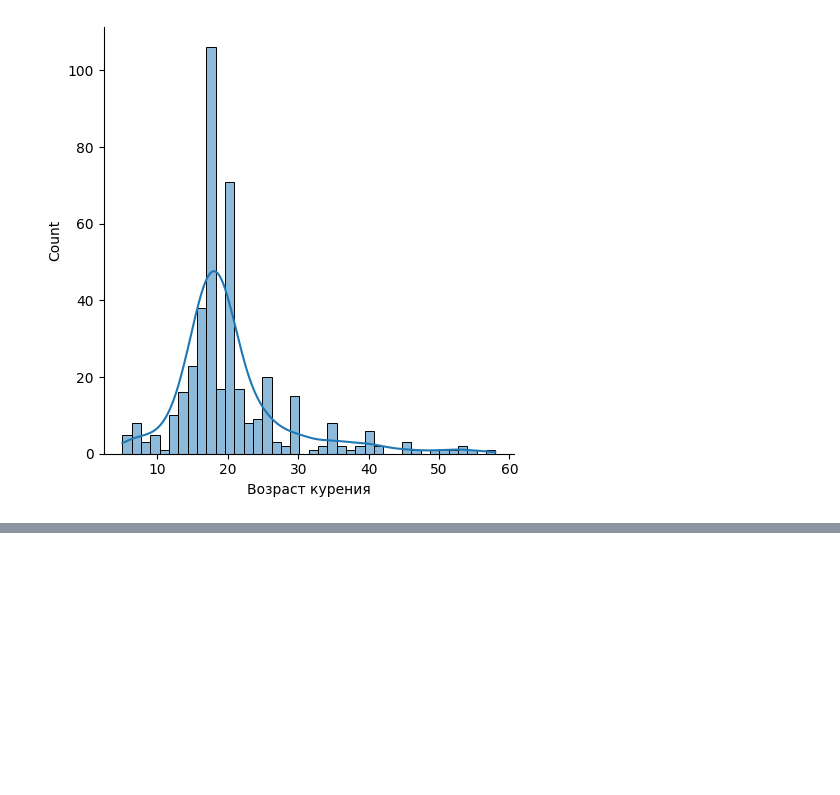
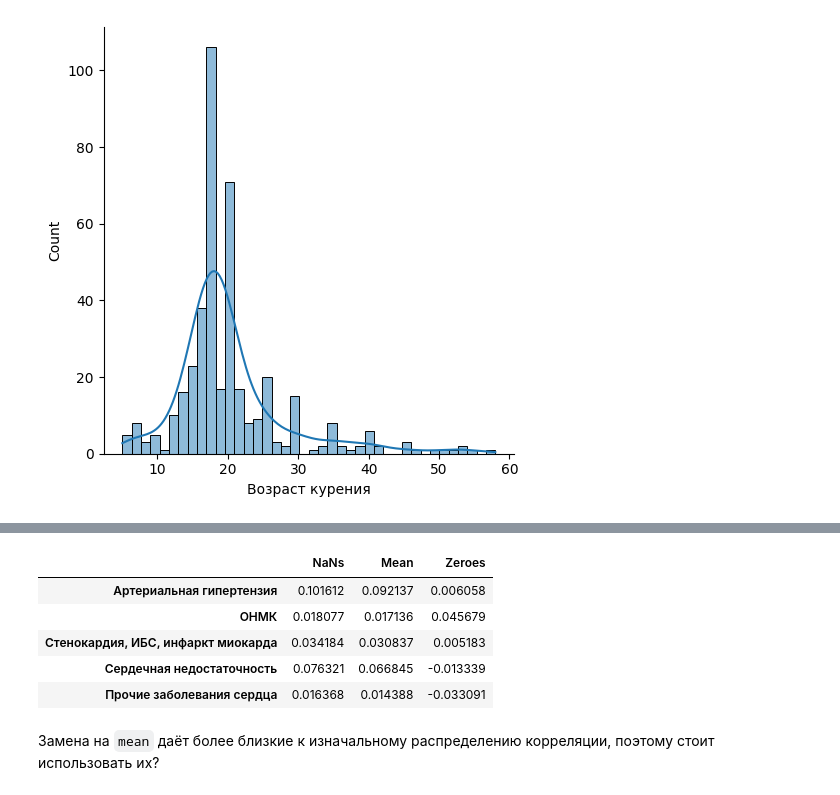
Before and after one commit to eugineerd/datascience-lab-1, a Jupyter notebook: notebooks/exploration.ipynb, the cells around one changed output, grey strips where cells are left out. Saved outputs shown, nothing was run; the diff lists cells and outputs as text; code cells hidden in the pictures; blank space fills up the shorter version.

```diff
--- a/notebooks/exploration.ipynb
+++ b/notebooks/exploration.ipynb
@@ -30,3 +47,18 @@ sns.displot(df["Возраст курения"], kde=True) # Возможно к
+# %%
+
+nans = df.iloc[:, -5:].corrwith(df["Возраст алког"]).rename("NaNs")
+mean = df.iloc[:, -5:].corrwith(df["Возраст алког"].fillna(df["Возраст алког"].mean())).rename("Mean")
+zeroes = df.iloc[:, -5:].corrwith(df["Возраст алког"].fillna(0)).rename("Zeroes")
+pd.concat([nans, mean, zeroes], axis=1)
+# %% [output]
+|  | NaNs | Mean | Zeroes |
+| Артериальная гипертензия | 0.101612 | 0.092137 | 0.006058 |
+| ОНМК | 0.018077 | 0.017136 | 0.045679 |
+| Стенокардия, ИБС, инфаркт миокарда | 0.034184 | 0.030837 | 0.005183 |
+| Сердечная недостаточность | 0.076321 | 0.066845 | -0.013339 |
+| Прочие заболевания сердца | 0.016368 | 0.014388 | -0.033091 |
+# %% [markdown]
+Замена на `mean` даёт более близкие к изначальному распределению корреляции, поэтому стоит использовать их?
 # %%
 import cmath
 
```
Also changed, not shown: parts of 16 cells of this notebook.
